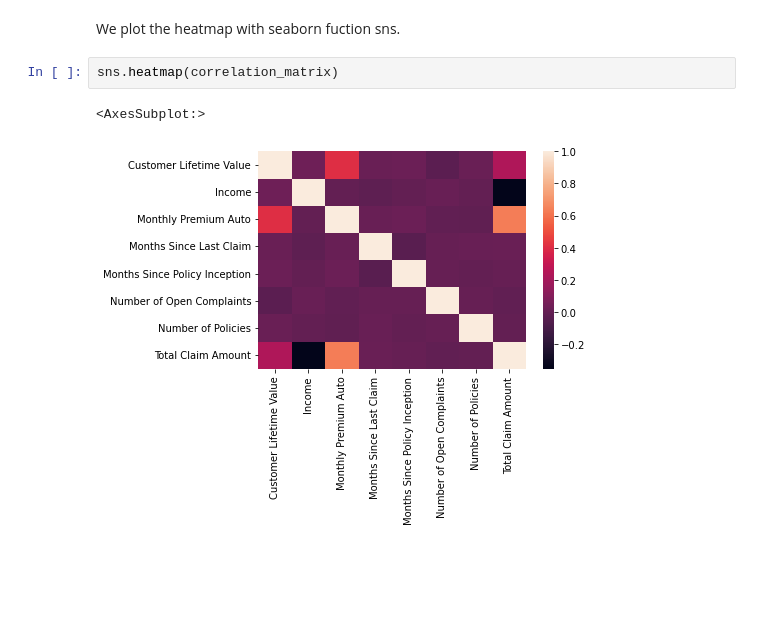
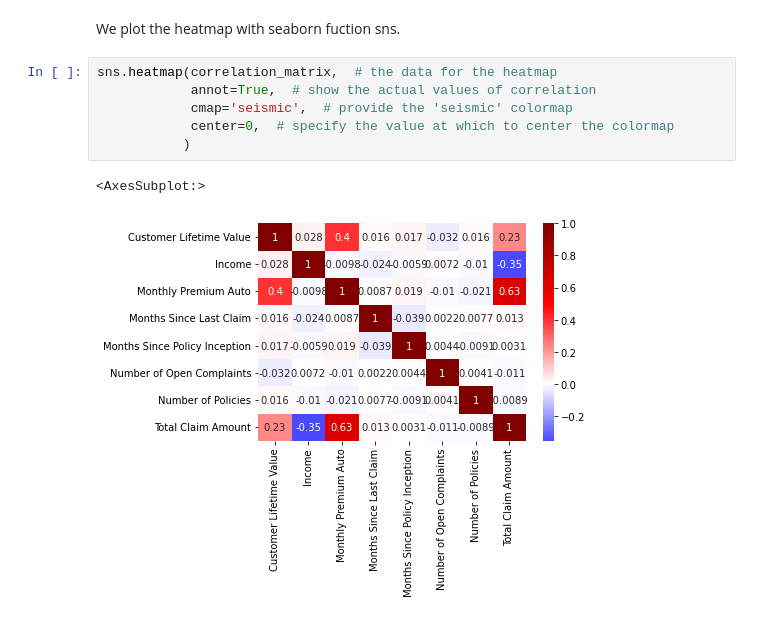
Before and after one commit to NHer0/IronEnrique, a Jupyter notebook: Customer_Analysis_Case_Study/Customer_Analysis_Case_Study.ipynb, the cells around one changed output. Drawn from its saved outputs; the diff is of its cells as text; blank space fills up the shorter version.

```diff
--- a/Customer_Analysis_Case_Study/Customer_Analysis_Case_Study.ipynb
+++ b/Customer_Analysis_Case_Study/Customer_Analysis_Case_Study.ipynb
@@ -766,8 +797,12 @@ correlation_matrix
 | Total Claim Amount | 0.232626 | -0.354141 | 0.631799 | 0.013137 | 0.003095 | ... |
 # %% [markdown]
 We plot the heatmap with seaborn fuction sns.
-# %%
-sns.heatmap(correlation_matrix)
-# %% [output]
-<AxesSubplot:>
-[figure, removed]
+# %%
+sns.heatmap(correlation_matrix,  # the data for the heatmap
+            annot=True,  # show the actual values of correlation
+            cmap='seismic',  # provide the 'seismic' colormap
+            center=0,  # specify the value at which to center the colormap
+           )
+# %% [output]
+<AxesSubplot:>
+[figure, added]
```
Also changed, not shown: parts of 23 cells of this notebook.
